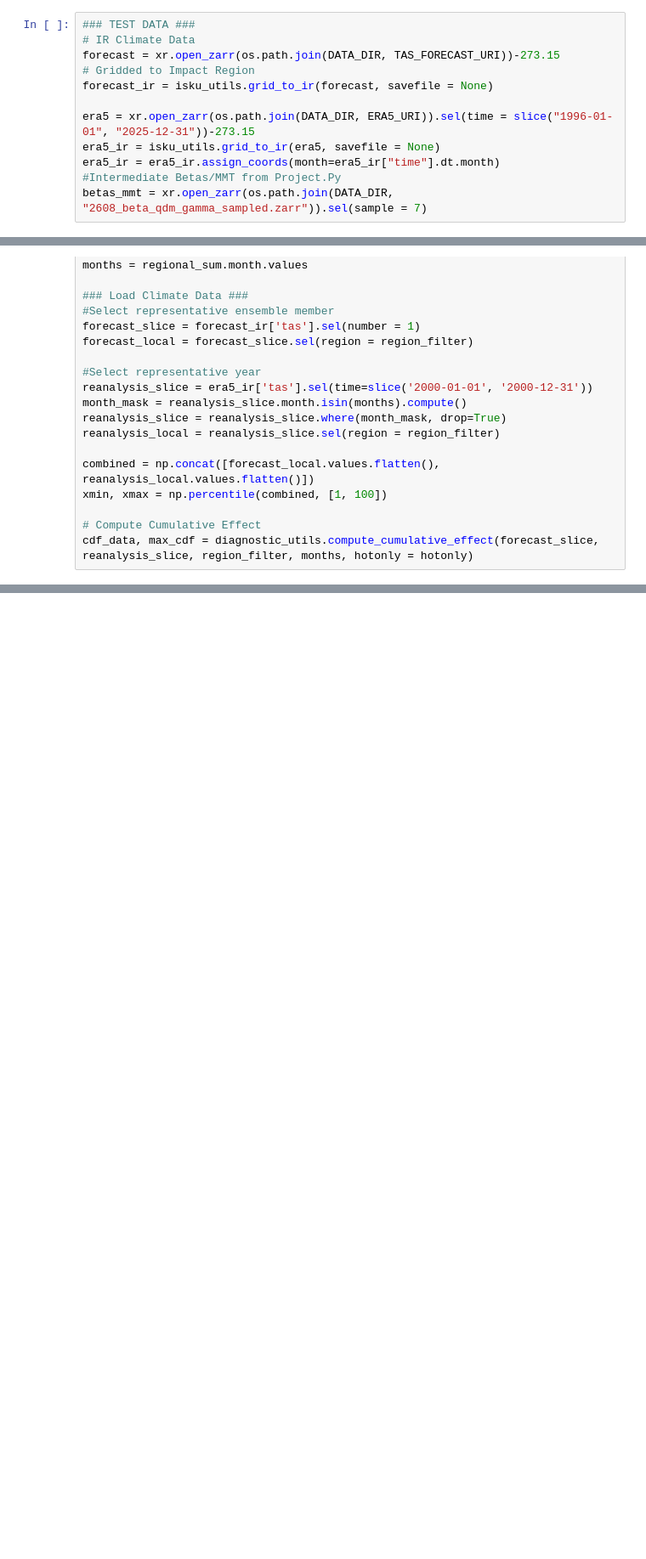
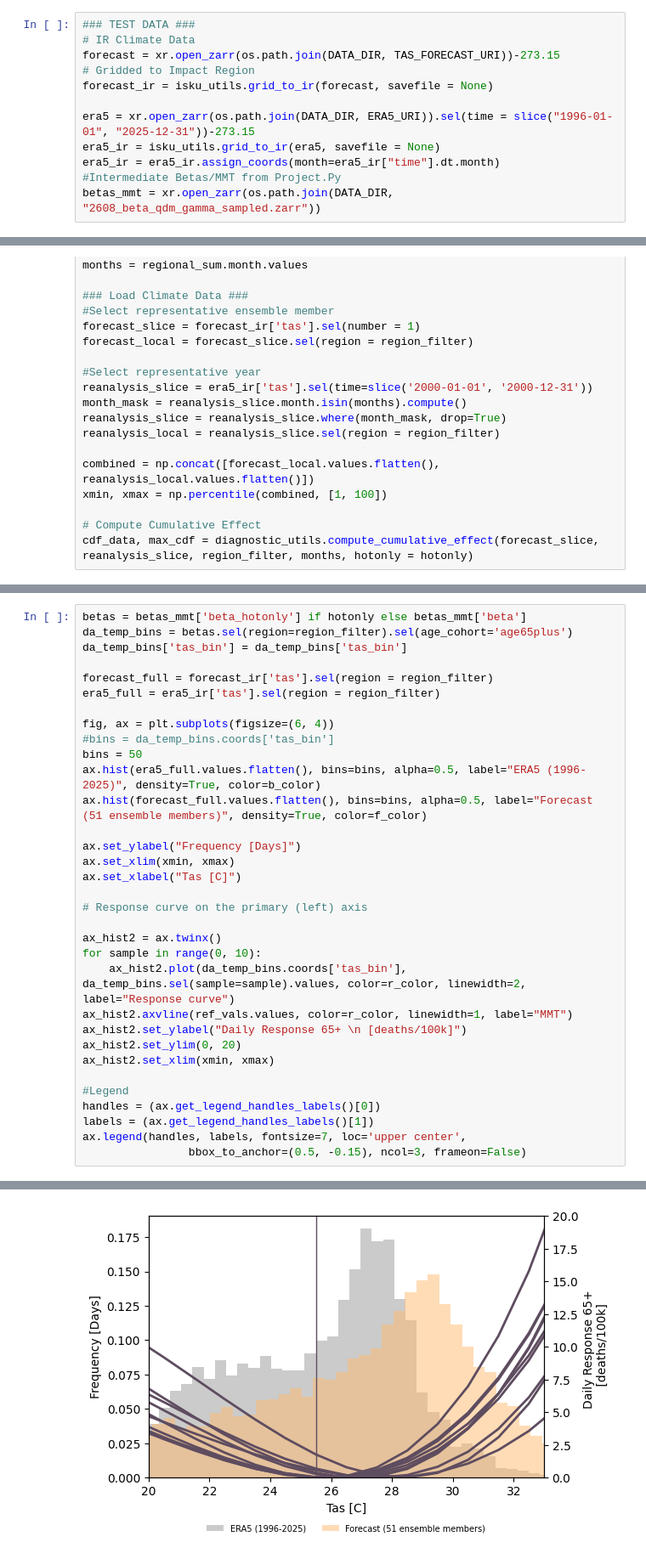
Before and after one commit to ezuetell/poreallas, a Jupyter notebook: analysis/p01_method_diagram.ipynb, the cells around one changed output, grey strips where cells are left out. Shown at 85% size. Saved outputs shown, nothing was run; the diff lists cells and outputs as text; blank space fills up the shorter version.

```diff
--- a/analysis/p01_method_diagram.ipynb
+++ b/analysis/p01_method_diagram.ipynb
@@ -55,7 +55,7 @@ era5 = xr.open_zarr(os.path.join(DATA_DIR, ERA5_URI)).sel(time = slice("1996-01-
 era5_ir = isku_utils.grid_to_ir(era5, savefile = None)
 era5_ir = era5_ir.assign_coords(month=era5_ir["time"].dt.month)
 #Intermediate Betas/MMT from Project.Py
-betas_mmt = xr.open_zarr(os.path.join(DATA_DIR, "2608_beta_qdm_gamma_sampled.zarr")).sel(sample = 7)
+betas_mmt = xr.open_zarr(os.path.join(DATA_DIR, "2608_beta_qdm_gamma_sampled.zarr"))
 # %% [output]
 1. Consolidating metadata in this existing store with zarr.consolidate_metadata().
 2. Explicitly setting consolidated=False, to avoid trying to read consolidate metadata, or
@@ -181,3 +184,37 @@ ax_hist.set_title(f'{region_filter}')
 fig.savefig(f'discrete_dose_response_with_hist_{region_filter}_2608.png', dpi=600, bbox_inches="tight")
 # %% [output]
 [figure]
+# %%
+betas = betas_mmt['beta_hotonly'] if hotonly else betas_mmt['beta']
+da_temp_bins = betas.sel(region=region_filter).sel(age_cohort='age65plus')
+da_temp_bins['tas_bin'] = da_temp_bins['tas_bin']
+
+forecast_full = forecast_ir['tas'].sel(region = region_filter)
+era5_full = era5_ir['tas'].sel(region = region_filter)
+
+fig, ax = plt.subplots(figsize=(6, 4))
+#bins = da_temp_bins.coords['tas_bin']
+bins = 50
+ax.hist(era5_full.values.flatten(), bins=bins, alpha=0.5, label="ERA5 (1996-2025)", density=True, color=b_color)
+ax.hist(forecast_full.values.flatten(), bins=bins, alpha=0.5, label="Forecast (51 ensemble members)", density=True, color=f_color)
+
+ax.set_ylabel("Frequency [Days]")
+ax.set_xlim(xmin, xmax)
+ax.set_xlabel("Tas [C]")
+
+# Response curve on the primary (left) axis
+
+ax_hist2 = ax.twinx()
+for sample in range(0, 10):
+    ax_hist2.plot(da_temp_bins.coords['tas_bin'], da_temp_bins.sel(sample=sample).values, color=r_color, linewidth=2, label="Response curve")
+ax_hist2.axvline(ref_vals.values, color=r_color, linewidth=1, label="MMT")
+ax_hist2.set_ylabel("Daily Response 65+ \n [deaths/100k]")
+ax_hist2.set_ylim(0, 20)
+ax_hist2.set_xlim(xmin, xmax)
+
+#Legend
+handles = (ax.get_legend_handles_labels()[0])
+labels = (ax.get_legend_handles_labels()[1])
+ax.legend(handles, labels, fontsize=7, loc='upper center',
+                bbox_to_anchor=(0.5, -0.15), ncol=3, frameon=False)
+# %% [output]
@@ -183,0 +222 @@ fig.savefig(f'discrete_dose_response_with_hist_{region_filter}_2608.png', dpi=60
+[figure, added]
```
Also changed, not shown: parts of 2 cells of this notebook, 1 other file.
